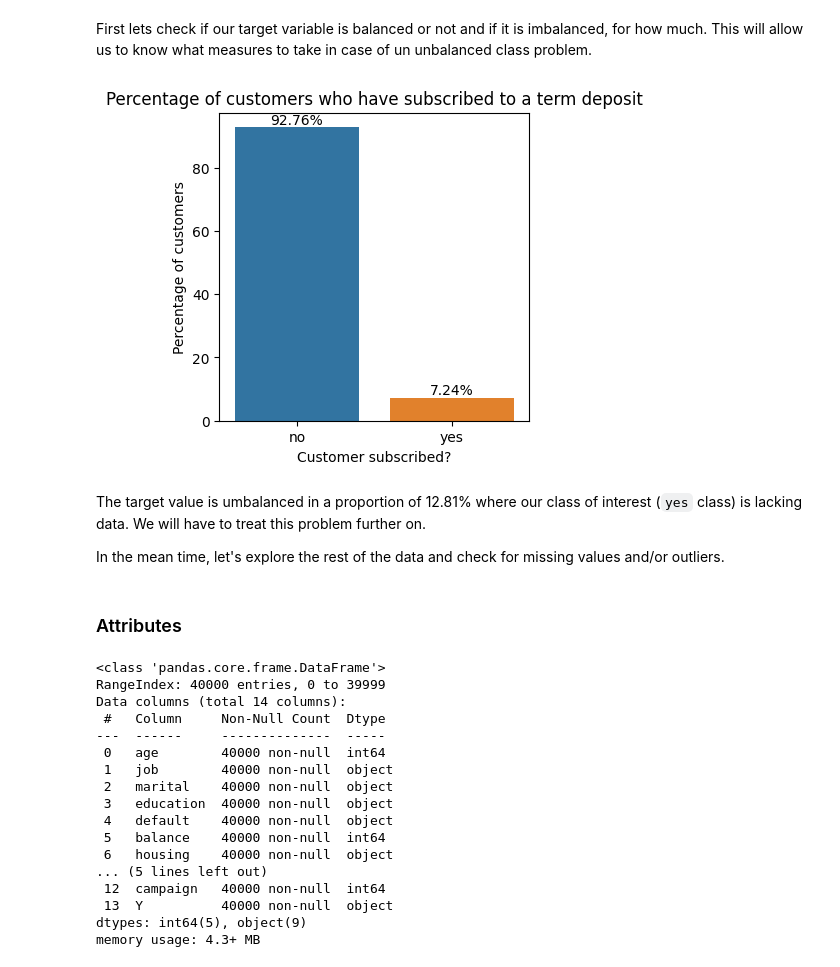
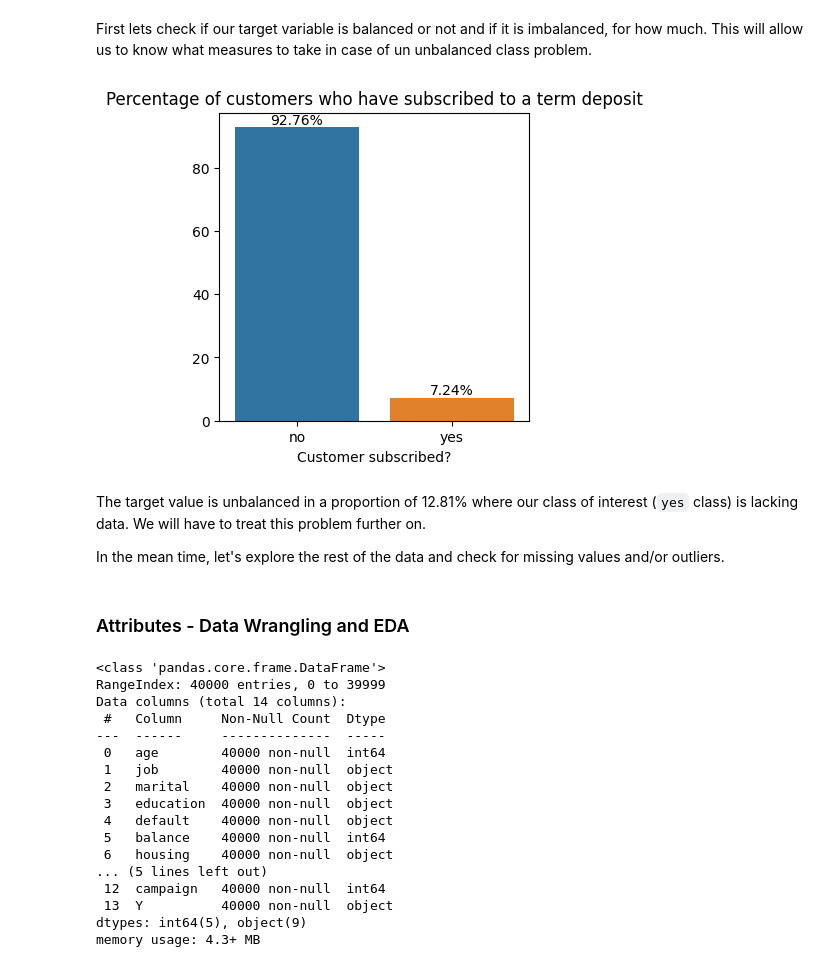
Before and after one commit to AlexandraBinder/Term-Deposit-Marketing, a Jupyter notebook: main_p2.ipynb, the cells around one changed output. Drawn from its saved outputs; the diff is of its cells as text; code cells hidden in the pictures.

```diff
--- a/main_p2.ipynb
+++ b/main_p2.ipynb
@@ -71,23 +67,20 @@ Index(['age', 'job', 'marital', 'education', 'default', 'balance', 'housing',
 ### Target feature
 # %% [markdown]
 First lets check if our target variable is balanced or not and if it is imbalanced, for how much. This will allow us to know what measures to take in case of un unbalanced class problem.
-# %%
-df1 = df['Y'].value_counts(normalize=True)
-df1 = df1.mul(100)
-
-fig, ax = plt.subplots(1,1, figsize=(4,4))
-sns.barplot(x=df1.index, y=df1.values, orient='v', ax=ax).set(xlabel='Customer subscribed?',
-                                                                ylabel='Percentage of customers',
-                                                                title='Percentage of customers who have subscribed to a term deposit');
-ax.bar_label(ax.containers[0], fmt='%.2f%%');
-# %% [output]
-[figure, removed]
+# %%
+labels = {
+    'xlabel': 'Customer subscribed?',
+    'title': 'Percentage of customers who have subscribed to a term deposit'
+}
+plot_barplot_with_percent(df, 'Y', labels)
+# %% [output]
+[figure, added]
 # %% [markdown]
-The target value is umbalanced in a proportion of 12.81% where our class of interest (`yes` class) is lacking data. We will have to treat this problem further on.
+The target value is unbalanced in a proportion of 12.81% where our class of interest (`yes` class) is lacking data. We will have to treat this problem further on.
 
 In the mean time, let's explore the rest of the data and check for missing values and/or outliers.
 # %% [markdown]
-### Attributes
+### Attributes - Data Wrangling and EDA
 # %%
 true_mask = [True]*df.shape[0]
 subscribed_mask = df['Y'] == 'yes'
```
Also changed, not shown: parts of 80 cells of this notebook.
